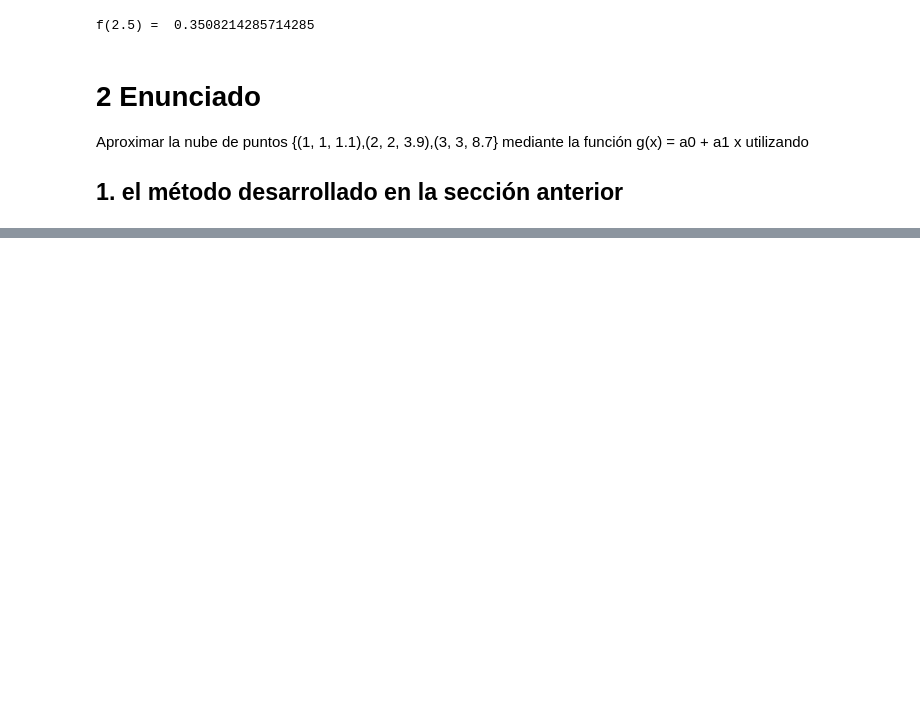
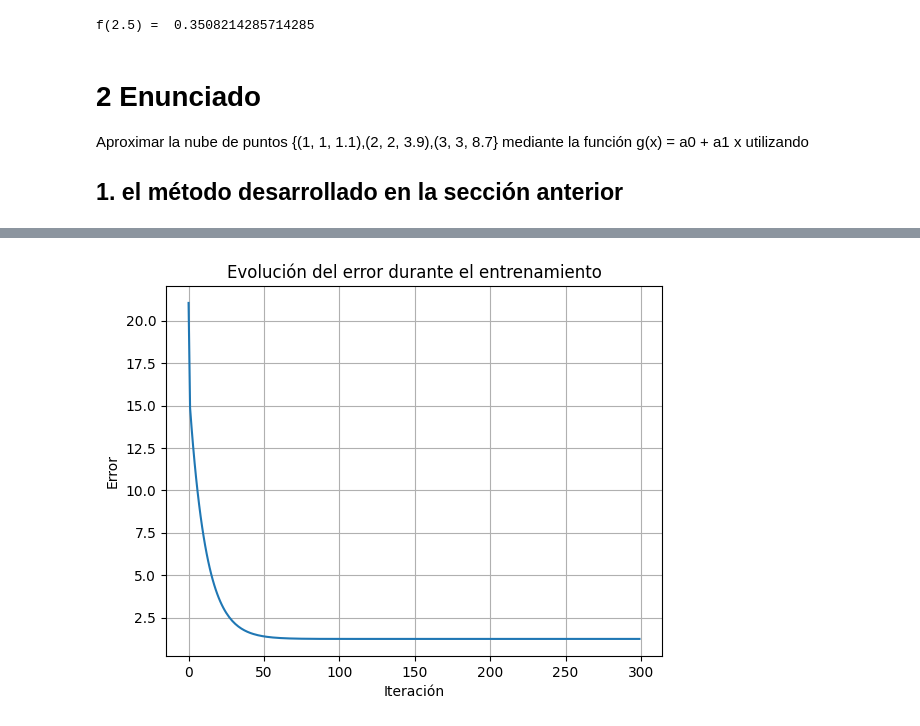
Before and after one commit to Apriea04/ComputacionNeuronalEvolutiva, a Jupyter notebook: Computación Evolutiva/Práctica 0/Parte 0.ipynb, the cells around one changed output, grey strips where cells are left out. Saved outputs shown, nothing was run; the diff lists cells and outputs as text; code cells hidden in the pictures; blank space fills up the shorter version.

```diff
--- a/Computación Evolutiva/Práctica 0/Parte 0.ipynb
+++ b/Computación Evolutiva/Práctica 0/Parte 0.ipynb
@@ -137,0 +153,31 @@ Error cuadrático medio:  3.1554436208840472e-30
+# %%
+# Entrenamos la neurona
+# La regla es w_i(n+1) = w_i(n) + n * (d^(k) - g(x)) * x_i^(k)
+# Fijamos el número máximo de iteraciones
+max_iteraciones = 300
+# Fijamos el error global aceptable
+max_error = 1
+# Fijamos el factor de aprendizaje
+n = 0.1
+# Renombramos los puntos con variables distintas
+x = np.array([p[0] for p in puntos])
+d = np.array([p[2] for p in puntos])  # Estamos aproximando la coordenada Z
+# Para graficar la evolución del error
+errores = []
+# Iniciamos el contador
+iteracion = 0
+error = inf
+while iteracion < max_iteraciones and error > max_error:
+    error = 0
+    for element in zip(x, d):
+        y_hat = g(element[0], pesos)
+        error_actual = (element[1] - y_hat)
+        # Actualizamos los pesos
+        pesos[0] += n * error_actual
+        pesos[1] += n * error_actual * element[0]
+
+        error += error_actual**2
+    errores.append(error)
+    # Imprimir los coeficientes de la regresión lineal
+    print(f'Iteración {iteracion}: Pesos = {pesos}, Error = {error}')
+    iteracion += 1
@@ -137,0 +202,10 @@ Error cuadrático medio:  3.1554436208840472e-30
+# %%
+#Graficamos la evolución del error
+plt.plot(range(iteracion), errores)
+plt.xlabel('Iteración')
+plt.ylabel('Error')
+plt.title('Evolución del error durante el entrenamiento')
+plt.grid()
+plt.show()
+# %% [output]
+[figure, added]
```
Also changed, not shown: parts of 11 cells of this notebook, 1 other file.
